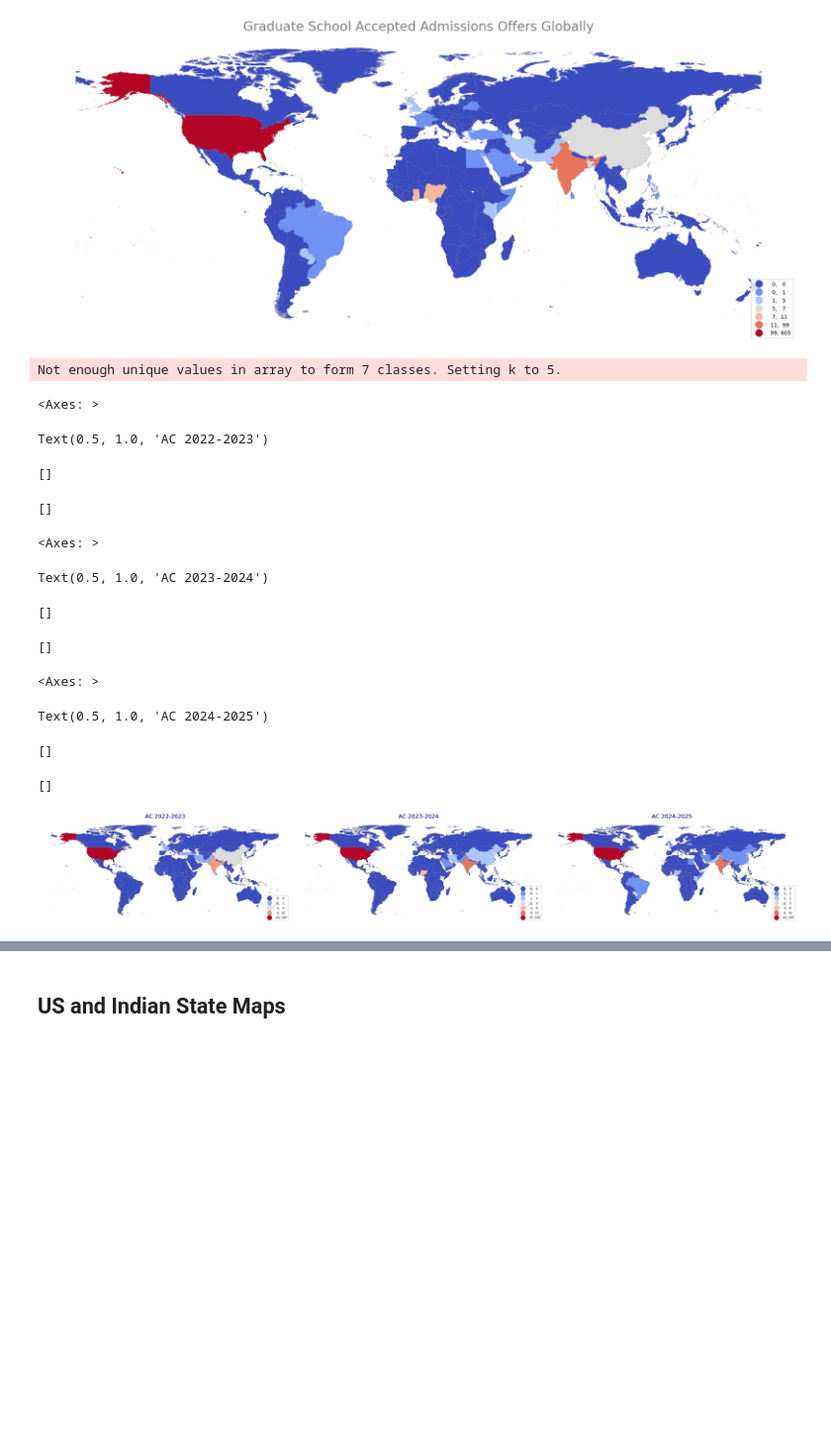
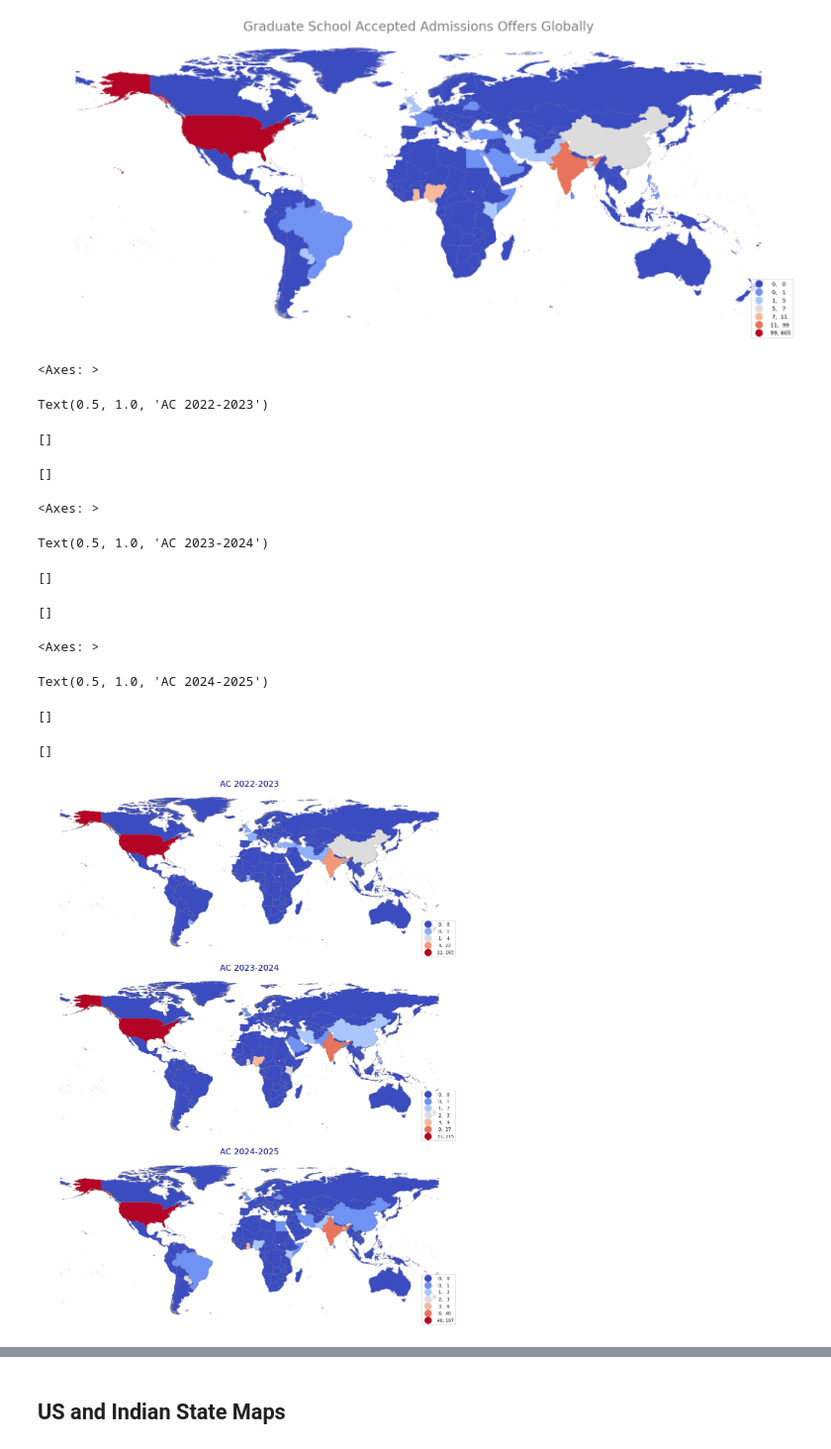
Before and after one commit to ewattudo/gis, a Jupyter notebook: PS2.ipynb, the cells around one changed output, grey strips where cells are left out. Shown at 99% size. Saved outputs shown, nothing was run; the diff lists cells and outputs as text; code cells hidden in the pictures; blank space fills up the shorter version.

Commit message:
I think I have settled on my visualizations. I just need to make them pretty and tell the story.

```diff
--- a/PS2.ipynb
+++ b/PS2.ipynb
@@ -329,8 +329,8 @@ Text(0.5, 1.0, 'Graduate School Accepted Admissions Offers Globally')
 []
 [figure]
 # %%
-# Create 3 side-by-side subplots
-fig, axs = plt.subplots(1, 3, figsize=(30, 10), sharey=True, tight_layout=True)
+# Create 3 horizontal subplots
+fig, axs = plt.subplots(3, 1, figsize=(30, 15), sharey=True, tight_layout=True)
 
 # Plot for 2022-2023
 WORLDACMAP.plot(ax=axs[0], column='2022-2023', legend=True, cmap='coolwarm', scheme='natural_breaks', k=7,
@@ -349,44 +349,43 @@ axs[0].spines['bottom'].set_visible(False)
 WORLDACMAP.plot(ax=axs[1], column='2023-2024', legend=True, cmap='coolwarm', scheme='natural_breaks', k=7,
                 edgecolor='grey', linewidth=0.2,
                 legend_kwds={"fmt": "{:,.0f}", 'loc': 'lower right', 'title_fontsize': 'medium',
                              'fontsize': 'small', 'markerscale': 1.4})
 axs[1].set_title("AC 2023-2024", fontsize=16, fontweight='light', color='darkblue')
 axs[1].set_xticks([])  # Remove x-axis ticks
 axs[1].set_yticks([])  # Remove y-axis ticks
 axs[1].spines['top'].set_visible(False)
 axs[1].spines['right'].set_visible(False)
 axs[1].spines['left'].set_visible(False)
 axs[1].spines['bottom'].set_visible(False)
 
 # Plot for 2024-2025
 WORLDACMAP.plot(ax=axs[2], column='2024-2025', legend=True, cmap='coolwarm', scheme='natural_breaks', k=7,
                 edgecolor='grey', linewidth=0.2,
                 legend_kwds={"fmt": "{:,.0f}", 'loc': 'lower right', 'title_fontsize': 'medium',
                              'fontsize': 'small', 'markerscale': 1.4})
 axs[2].set_title("AC 2024-2025", fontsize=16, fontweight='light', color='darkblue')
 axs[2].set_xticks([])  # Remove x-axis ticks
 axs[2].set_yticks([])  # Remove y-axis ticks
 axs[2].spines['top'].set_visible(False)
 axs[2].spines['right'].set_visible(False)
 axs[2].spines['left'].set_visible(False)
 axs[2].spines['bottom'].set_visible(False)
 
 plt.show()
 # %% [output]
-Not enough unique values in array to form 7 classes. Setting k to 5.
+<Axes: >
-<Axes: >
+Text(0.5, 1.0, 'AC 2022-2023')
-Text(0.5, 1.0, 'AC 2022-2023')
+[]
 []
-[]
+<Axes: >
-<Axes: >
+Text(0.5, 1.0, 'AC 2023-2024')
-Text(0.5, 1.0, 'AC 2023-2024')
+[]
 []
-[]
+<Axes: >
-<Axes: >
+Text(0.5, 1.0, 'AC 2024-2025')
-Text(0.5, 1.0, 'AC 2024-2025')
+[]
 []
-[]
-[figure, old version]
+[figure, new version]
 # %%
 import plotly.express as px
 fig = px.sunburst(Down, path=['Country', 'Program'], values='Total')
```
Also changed, not shown: parts of 4 cells of this notebook.
